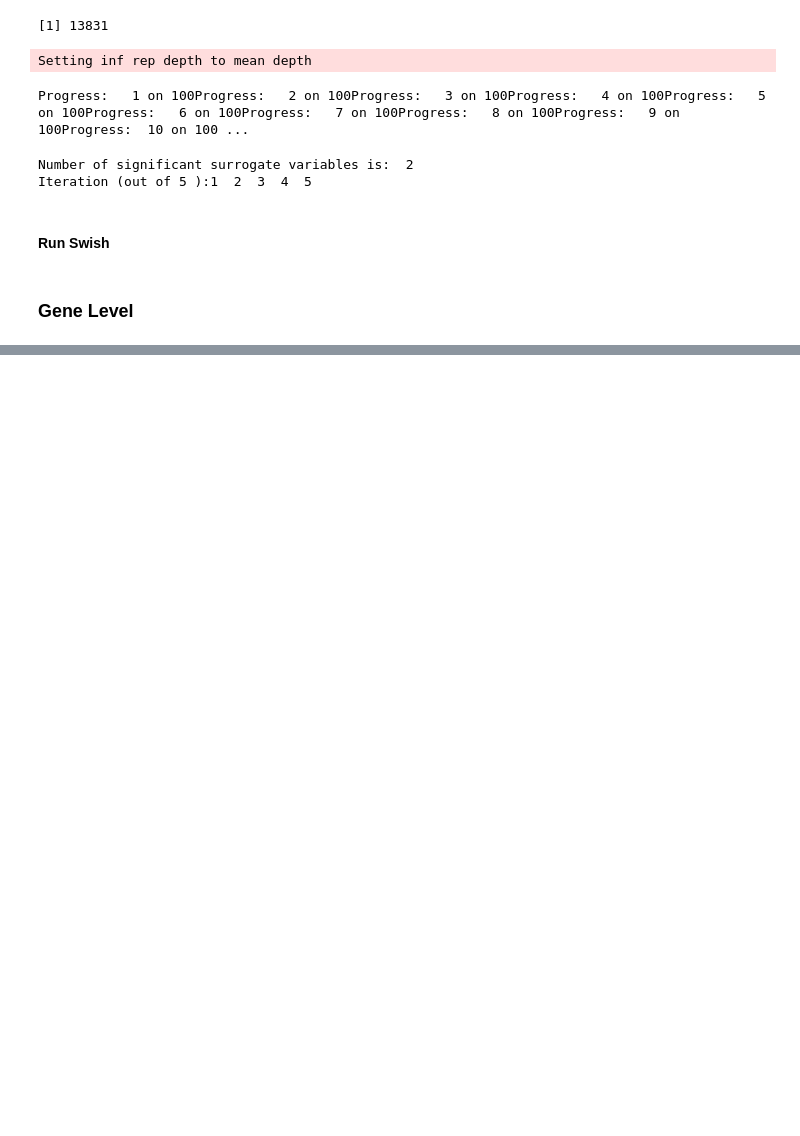
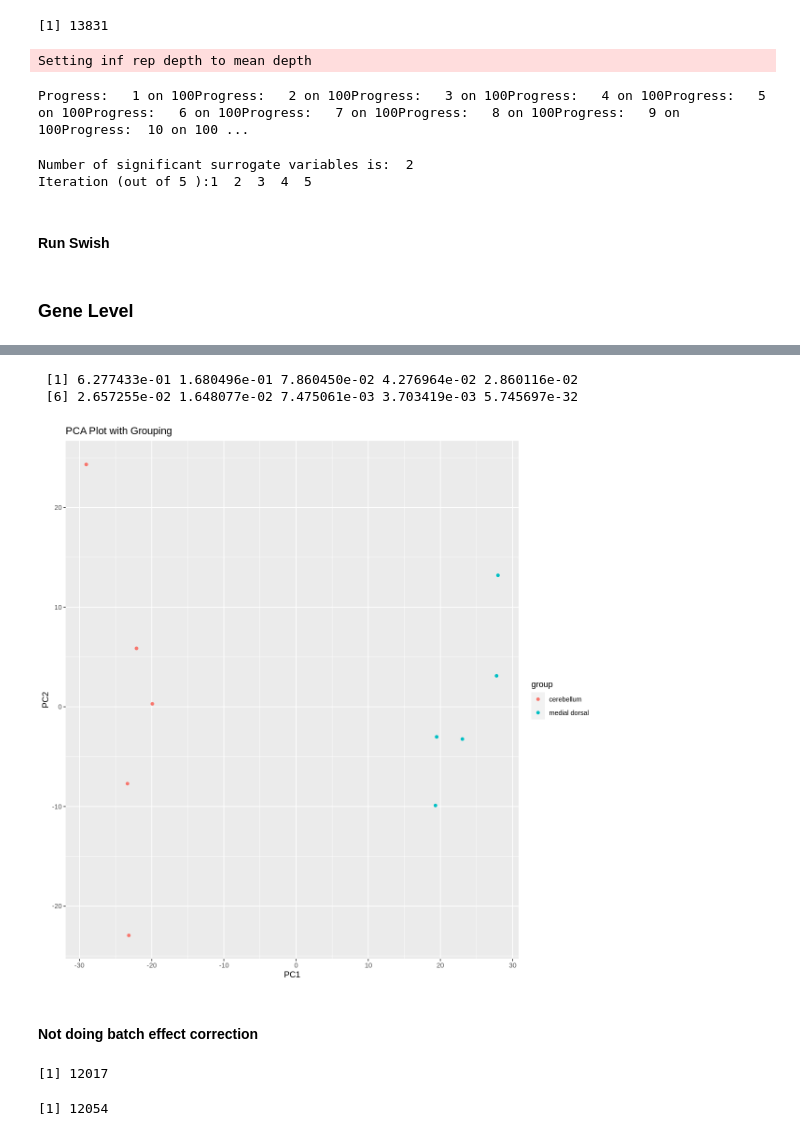
Before and after one commit to NPSDC/treeTerminusScripts, a Jupyter notebook: Chimpanzee/tree_analysis/DE/tseChimp_create.ipynb, the cells around one changed output, grey strips where cells are left out. Drawn from its saved outputs; the diff is of its cells as text; code cells hidden in the pictures; blank space fills up the shorter version.

```diff
--- a/Chimpanzee/tree_analysis/DE/tseChimp_create.ipynb
+++ b/Chimpanzee/tree_analysis/DE/tseChimp_create.ipynb
@@ -248,9 +267,5 @@ summarizing inferential replicates
 # %%
-gy <- fishpond::scaleInfReps(gy)
-gy <- labelKeep(gy)
-gy <- gy[mcols(gy)$keep,]
-gy <- gy[,colnames(tseChimp)]
-colData(gy)[["tissue"]] <- as.factor(colData(gy)[["tissue"]])
-set.seed(10)
-gy <- swish(gy, x="tissue")
-save(gy, file = file.path(saveDir, "gy.RData"))
+yg <- gy
+yg <- fishpond::scaleInfReps(yg)
+yg <- labelKeep(yg)
+head(assays(yg)[["infRep1"]])
@@ -272,0 +304,17 @@ sum(mcols(gy)[["qvalue"]] < 0.1, na.rm=T)
+# %%
+top <- order(rowVars(assays(yg)[["infRep1"]]), decreasing = T)[1:1000]
+pca <- prcomp(t(assays(yg)[["infRep1"]][top,]), scale. = T)
+
+scores <- data.frame(pca$x[,1:2], group = factor(rep(c("cerebellum", "medial dorsal"), each = 5)),
+            var = pca$sdev^2/sum(pca$sdev^2))
+
+print(scores[["var"]])
+print(ggplot(scores, aes(x = PC1, y = PC2, color = group)) +
+  geom_point() +
+  xlab("PC1") +
+  ylab("PC2") +
+  ggtitle("PCA Plot with Grouping"))
+# %% [output]
+ [1] 6.277433e-01 1.680496e-01 7.860450e-02 4.276964e-02 2.860116e-02
+ [6] 2.657255e-02 1.648077e-02 7.475061e-03 3.703419e-03 5.745697e-32
+[figure, added]
@@ -272,0 +329,2 @@ sum(mcols(gy)[["qvalue"]] < 0.1, na.rm=T)
+# %% [markdown]
+#### Not doing batch effect correction
@@ -272,0 +338,8 @@ sum(mcols(gy)[["qvalue"]] < 0.1, na.rm=T)
+# %%
+load(file.path(saveDir, "treeDEFDR_OL.RData"))
+load(file.path(saveDir, "tAfterBHMoreClimbMIRV.RData"))
+length(treeDEFDR_OL[[1]][[3]])
+length(tAfterBHMoreClimbMIRV[[1]][[3]])
+# %% [output]
+[1] 12017
+[1] 12054
```
Also changed, not shown: parts of 17 cells of this notebook, 7 other files.
